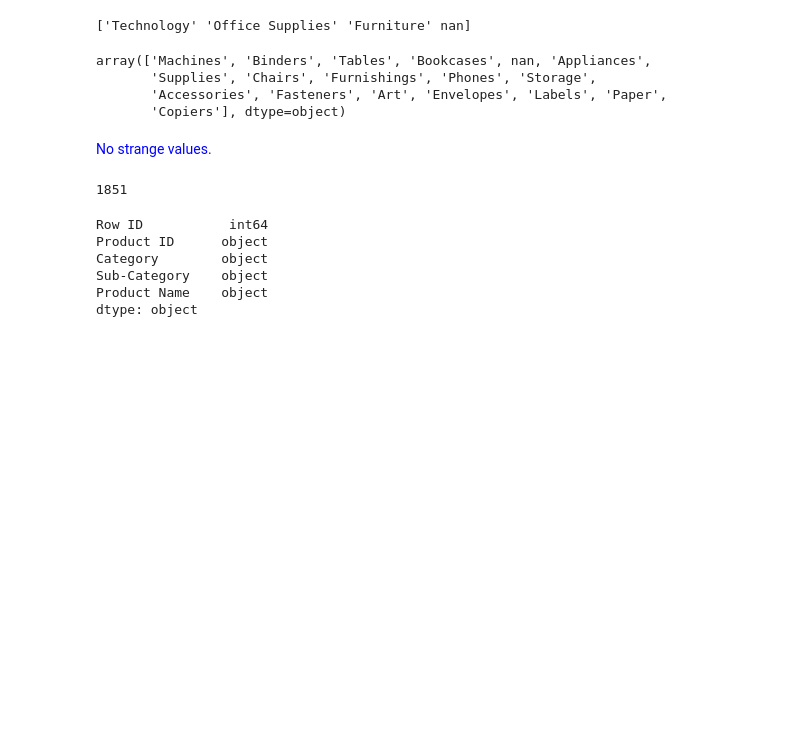
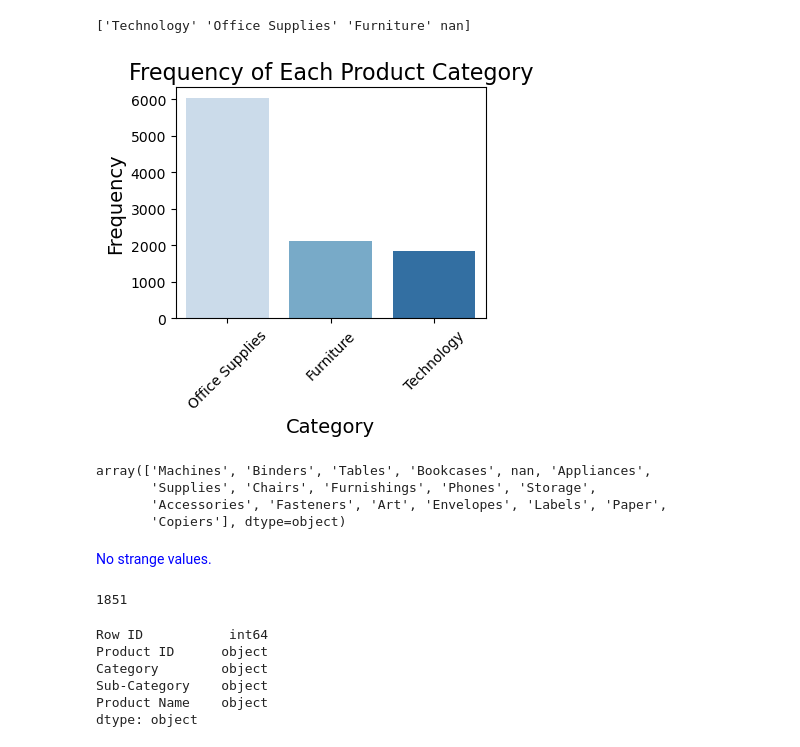
Before and after one commit to hennypurwadi/771951_Dataset_Analysis, a Jupyter notebook: 202370140.ipynb, the cells around one changed output. Drawn from its saved outputs; the diff is of its cells as text; code cells hidden in the pictures; blank space fills up the shorter version.

```diff
--- a/202370140.ipynb
+++ b/202370140.ipynb
@@ -186,6 +199,17 @@ unique_cat = df_Product['Category'] .unique()
 print(unique_cat)
 # %% [output]
 ['Technology' 'Office Supplies' 'Furniture' nan]
+# %%
+df_Product_category_counts = df_Product['Category'].value_counts()
+plt.figure(figsize=(4, 3))
+sns.barplot(x=df_Product_category_counts.index, y=df_Product_category_counts.values, palette='Blues')
+plt.title('Frequency of Each Product Category', fontsize=16)
+plt.xlabel('Category', fontsize=14)
+plt.ylabel('Frequency', fontsize=14)
+plt.xticks(rotation=45)
+plt.show()
+# %% [output]
+[figure, added]
 # %%
 #Find unique values in df_Product['Sub-Category']
 unique_subcat = df_Product['Sub-Category'] .unique()
```
Also changed, not shown: parts of 21 cells of this notebook.
